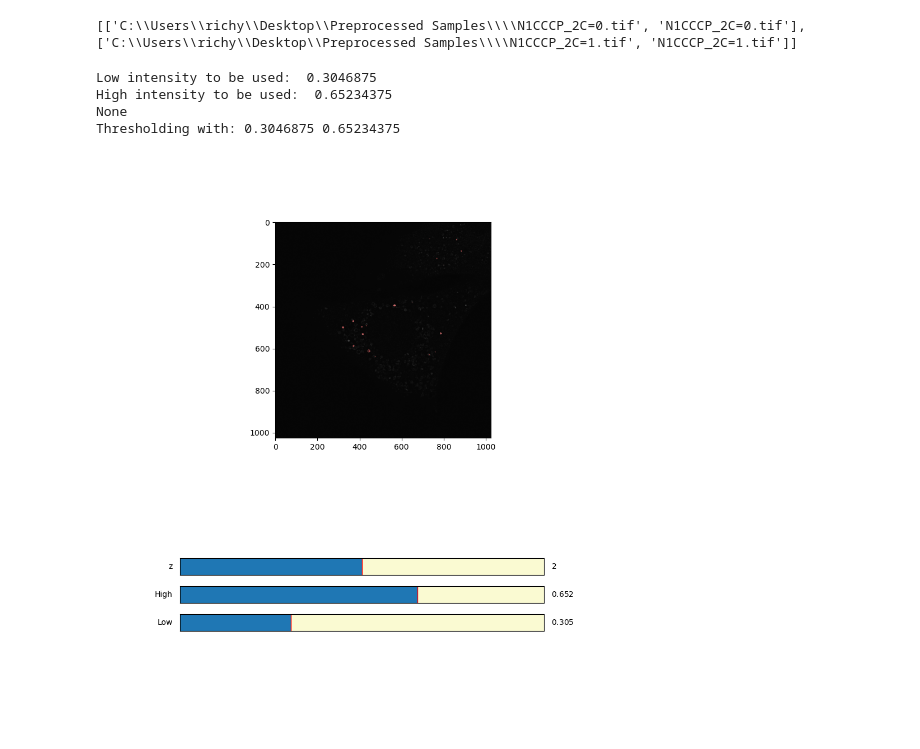
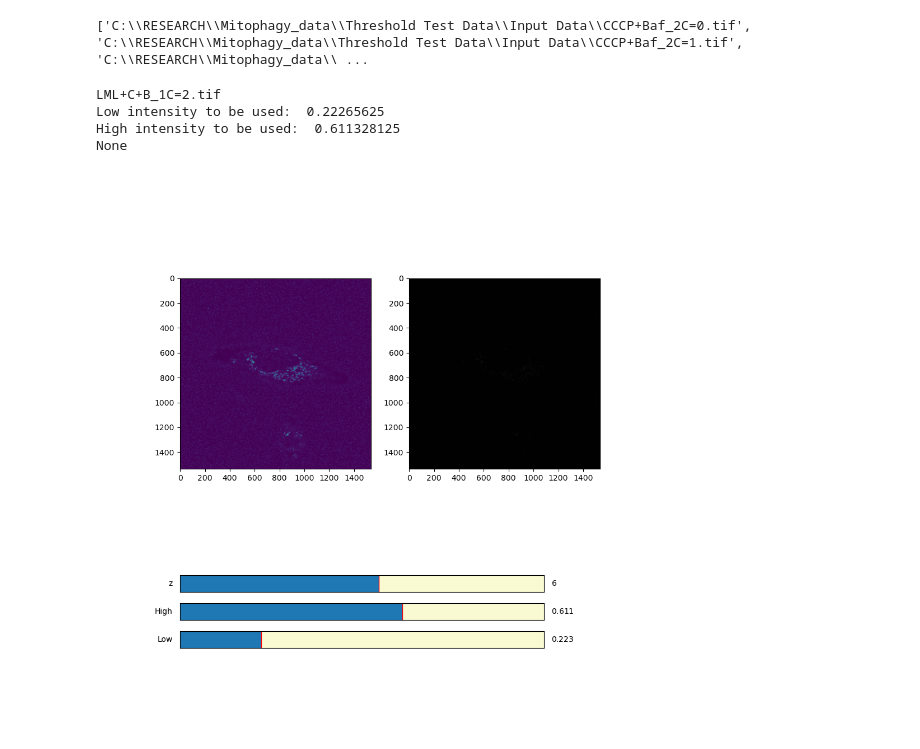
Before and after one commit to RichBat/Masters-Research, a Jupyter notebook: HysteresisThresholding.ipynb, the cells around one changed output. Drawn from its saved outputs; the diff is of its cells as text; code cells hidden in the pictures.

```diff
--- a/HysteresisThresholding.ipynb
+++ b/HysteresisThresholding.ipynb
@@ -27,17 +27,16 @@ from skimage.filters import apply_hysteresis_threshold
 
 import pandas as pd
 # %%
-input_path = r"C:\Users\richy\Desktop\Preprocessed Samples\\"
-images = [[input_path + f, f] for f in listdir(input_path) if isfile(join(input_path, f))]
+input_path = "C:\RESEARCH\Mitophagy_data\Threshold Test Data\Input Data\\"
+images = [input_path + f for f in listdir(input_path) if isfile(join(input_path, f))]
 print(images)
 # %% [output]
-[['C:\\Users\\richy\\Desktop\\Preprocessed Samples\\\\N1CCCP_2C=0.tif', 'N1CCCP_2C=0.tif'], ['C:\\Users\\richy\\Desktop\\Preprocessed Samples\\\\N1CCCP_2C=1.tif', 'N1CCCP_2C=1.tif']]
+['C:\\RESEARCH\\Mitophagy_data\\Threshold Test Data\\Input Data\\CCCP+Baf_2C=0.tif', 'C:\\RESEARCH\\Mitophagy_data\\Threshold Test Data\\Input Data\\CCCP+Baf_2C=1.tif', 'C:\\RESEARCH\\Mitophagy_data\\ ...
 # %%
 def hysteresisThresholdingStack(stack, low, high):
-    print("Thresholding with:", low, high)
     return apply_hysteresis_threshold(stack, low*255, high*255)
 
-def determineHysteresisThresholds(img, outputPath=None, bins=256, movingAverageFrame=20, cutOffSlope=2, highVal=0.95):
+def determineHysteresisThresholds(img, outputPath=None, bins=256, movingAverageFrame=20, cutOffSlope=4, highVal=0.95):
     counts, centers = histogram(img, nbins=bins)
     #remove 'black'
     counts = counts[1:]
@@ -109,10 +108,11 @@ def update(val):
     stackRGB = np.stack((stack, stack, stack), axis=-1)
     thresholdedRGB = np.stack((thresholded, np.zeros_like(thresholded),np.zeros_like(thresholded)), axis=-1)
     finalStack = stackRGB *0.6 + thresholdedRGB *0.4
-    #ax2.imshow(stack[int(z.val)])
+
     ax2.imshow(finalStack[int(z.val),:,:]/255)
 
-    #ax.cla()
+    ax.cla()
+    ax.imshow(stack[int(z.val)])
     #ax.plot(centers[startIndex:], movingAverage[0][startIndex:], color='black')
     #ax.axvline(low.val, 0, 1, label='Low')
     #ax.axvline(high.val, 0, 1, label='High')
@@ -150,8 +150,8 @@ def chooseHysteresisParams(img, bins=256, remove_zero=False, remove_max=False):
     fig = plt.figure()
     fig.set_size_inches(10, 10)
     fig.tight_layout()
-    #ax = plt.subplot(121)
-    #plt.subplots_adjust(left=0.15, bottom=0.4)
+    ax = plt.subplot(121)
+    plt.subplots_adjust(left=0.15, bottom=0.4)
 
     axcolor = 'lightgoldenrodyellow'
     axLow = plt.axes([0.15, 0.15, 0.65, 0.03], facecolor=axcolor)
@@ -160,20 +160,20 @@ def chooseHysteresisParams(img, bins=256, remove_zero=False, remove_max=False):
 
     low = pylab.Slider(axLow, 'Low', 0.0, 1.0, valinit=lowInit)
     high = pylab.Slider(axHigh, 'High', 0.0, 1.0, valinit=highInit)
-    z = pylab.Slider(axZ, 'z', 0, img.shape[0] - 1, valinit=2, valstep = 1)
+    z = pylab.Slider(axZ, 'z', 0, img.shape[0] - 1, valinit=int(stack.shape[0]/2), valstep = 1)
 
     #ax.plot(centers[startIndex:], movingAverage[0][startIndex:], color='black')
     #ax.axvline(low.val, 0, 1, label='Low')
     #ax.axvline(high.val, 0, 1, label='High')
 
-    ax2 = plt.subplot(211)
-    plt.subplots_adjust(hspace = .001)
+    ax2 = plt.subplot(122)
+    #plt.subplots_adjust(hspace = .001)
     thresholded = hysteresisThresholdingStack(stack, low.val, high.val).astype(int)*255
     #thresholded = binarizeStack(stack)
     stackRGB = np.stack((stack, stack, stack), axis=-1)
     thresholdedRGB = np.stack((thresholded, np.zeros_like(thresholded),np.zeros_like(thresholded)), axis=-1)
     finalStack = stackRGB *0.6 + thresholdedRGB *0.4
-    #ax2.imshow(stack[int(z.val)])
+    ax.imshow(stack[int(z.val)])
     ax2.imshow(finalStack[int(z.val),:,:]/255)
 
     low.on_changed(update)
@@ -182,10 +182,13 @@ def chooseHysteresisParams(img, bins=256, remove_zero=False, remove_max=False):
 
     plt.show()
 # %%
-chooseHysteresisParams(io.imread(images[0][0]))
+index = 15
+image = io.imread(images[index])
+print(images[index].split('\\')[-1])
+chooseHysteresisParams(image)
 # %% [output]
-Low intensity to be used:  0.3046875
-High intensity to be used:  0.65234375
+LML+C+B_1C=2.tif
+Low intensity to be used:  0.22265625
+High intensity to be used:  0.611328125
 None
-Thresholding with: 0.3046875 0.65234375
-[figure, old version]
+[figure, new version]
```
Also changed, not shown: 1 other file.
